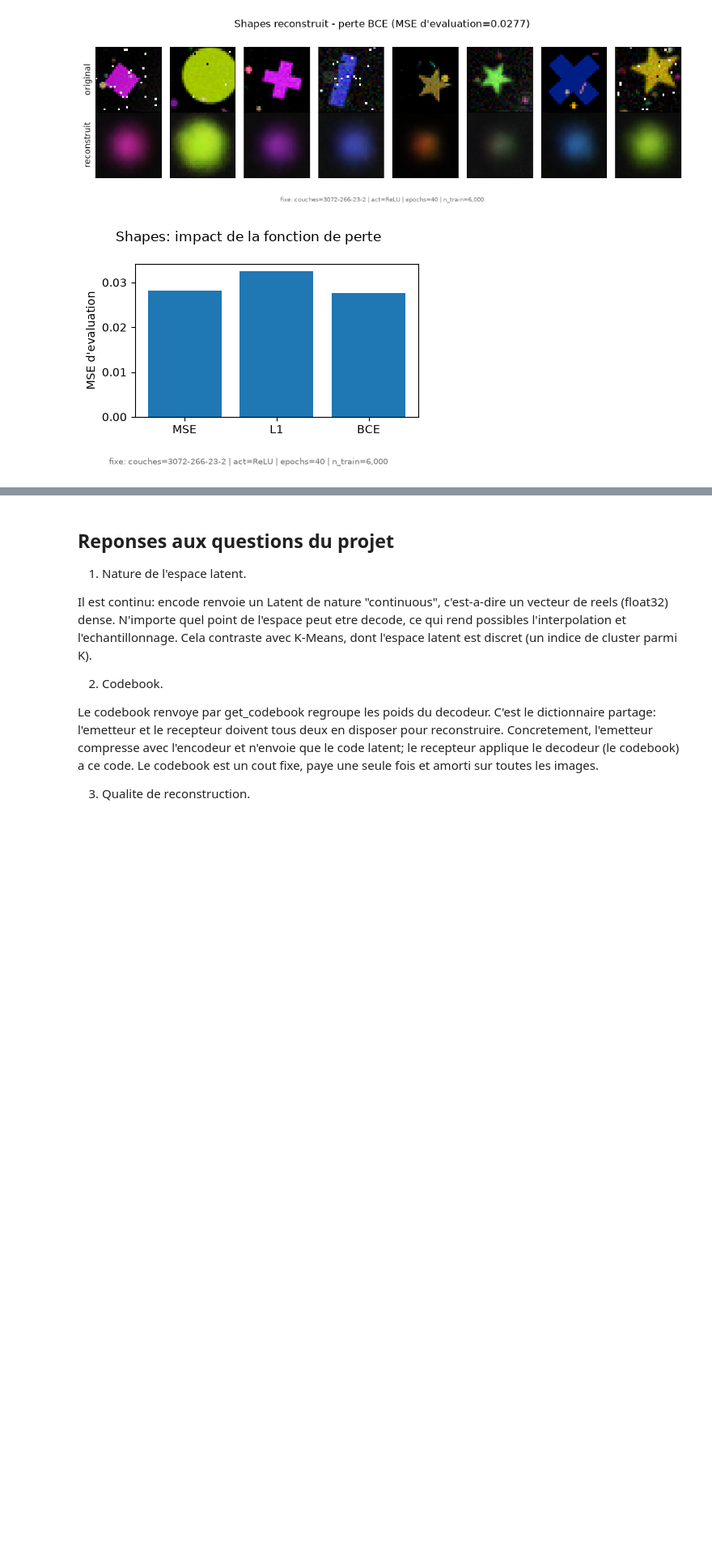
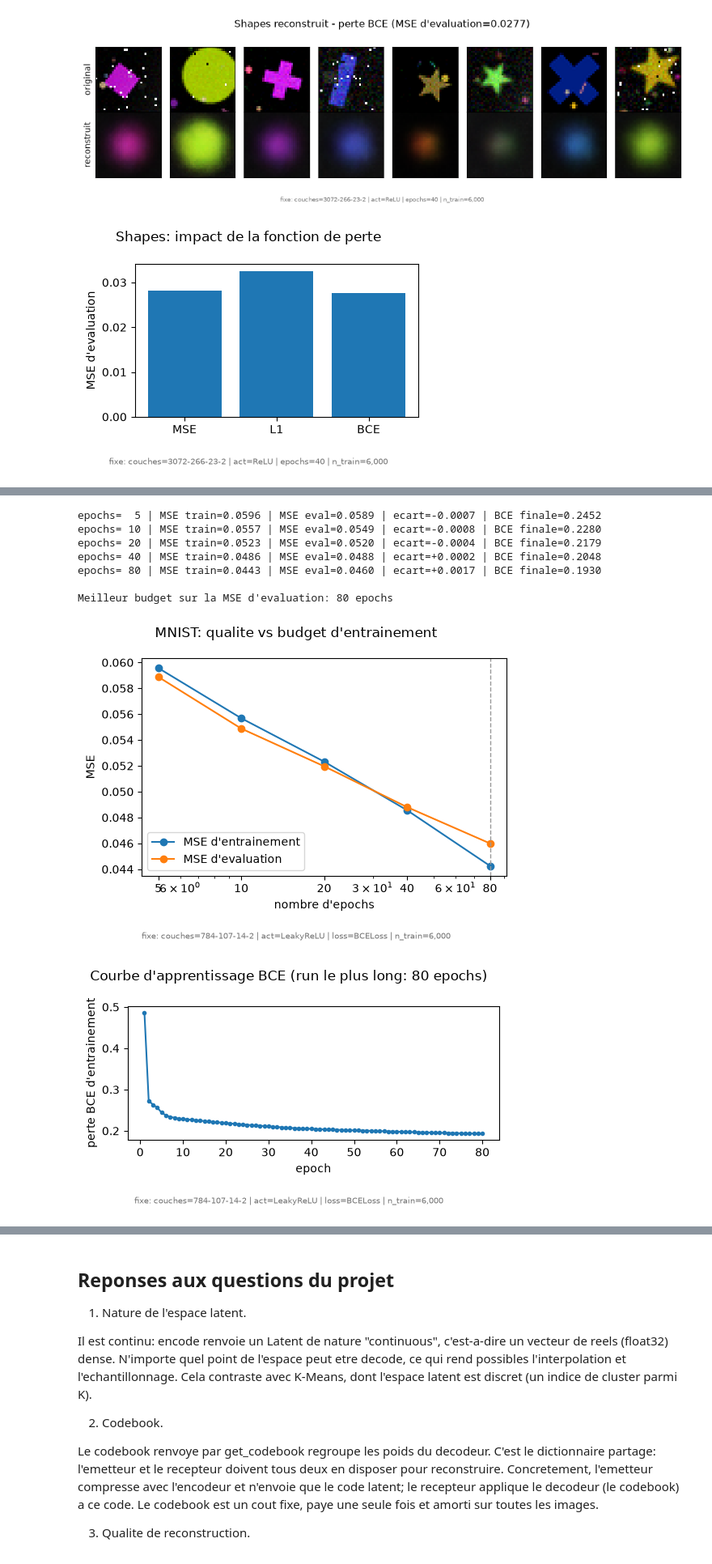
Before and after one commit to magicAyyub/unsupervised, a Jupyter notebook: notebooks/03_autoencoder.ipynb, the cells around one changed output, grey strips where cells are left out. Shown at 81% size. Drawn from its saved outputs; the diff is of its cells as text; code cells hidden in the pictures; blank space fills up the shorter version.

Commit message:
autre experimentations ajoutées

```diff
--- a/notebooks/03_autoencoder.ipynb
+++ b/notebooks/03_autoencoder.ipynb
@@ -559,0 +591,71 @@ _finish_figure(fig, "Shapes: impact de la fonction de perte", shapes_loss_config
+# %%
+EPOCH_BUDGETS = [5, 10, 20, 40, 80]
+EPOCH_EXP_LATENT = 2
+
+epoch_runs = {}
+for budget in EPOCH_BUDGETS:
+    run = run_autoencoder_hyperparam_experiment(
+        X_tr, X_mnist_eval, 784, EPOCH_EXP_LATENT, nn.LeakyReLU, budget, loss_function=nn.BCELoss
+    )
+    # MSE d'entrainement: comparable a la MSE d'evaluation, contrairement a la perte BCE.
+    train_reconstruction = run["model"].decode(run["model"].encode(X_tr))
+    run["train_mse"] = float(np.mean((X_tr - train_reconstruction) ** 2))
+    epoch_runs[budget] = run
+    print(f"epochs={budget:>3} | MSE train={run['train_mse']:.4f} | MSE eval={run['report']['reconstruction_mse']:.4f} "
+          f"| ecart={run['report']['reconstruction_mse'] - run['train_mse']:+.4f} "
+          f"| BCE finale={run['model'].loss_history[-1]:.4f}")
+
+best_budget = min(EPOCH_BUDGETS, key=lambda b: epoch_runs[b]["report"]["reconstruction_mse"])
+print(f"\nMeilleur budget sur la MSE d'evaluation: {best_budget} epochs")
+
+# Explore ici: le nombre d'epochs (axe x / etiquettes de lignes) -> retire de la note.
+epochs_config = describe_autoencoder(
+    epoch_runs[EPOCH_BUDGETS[-1]]["model"], n_train=len(X_tr), omit=("epochs",)
+)
+
+# 1. Sous- ou sur-apprentissage: les deux MSE dans la meme unite.
+fig = plt.figure(figsize=(5.5, 4))
+plt.plot(EPOCH_BUDGETS, [epoch_runs[b]["train_mse"] for b in EPOCH_BUDGETS],
+         marker="o", label="MSE d'entrainement")
+plt.plot(EPOCH_BUDGETS, [epoch_runs[b]["report"]["reconstruction_mse"] for b in EPOCH_BUDGETS],
+         marker="o", label="MSE d'evaluation")
+plt.axvline(best_budget, color="0.6", linestyle="--", linewidth=1)
+plt.xscale("log"); plt.xticks(EPOCH_BUDGETS, [str(b) for b in EPOCH_BUDGETS])
+plt.xlabel("nombre d'epochs"); plt.ylabel("MSE"); plt.legend()
+_finish_figure(fig, "MNIST: qualite vs budget d'entrainement", epochs_config)
+
+# 2. Vue optimisation: la perte reellement minimisee, sur le run le plus long.
+longest_model = epoch_runs[EPOCH_BUDGETS[-1]]["model"]
+fig = plt.figure(figsize=(5.5, 3))
+plt.plot(range(1, len(longest_model.loss_history) + 1), longest_model.loss_history, marker=".")
+plt.xlabel("epoch"); plt.ylabel("perte BCE d'entrainement")
+_finish_figure(fig, f"Courbe d'apprentissage BCE (run le plus long: {EPOCH_BUDGETS[-1]} epochs)",
+               describe_autoencoder(longest_model, n_train=len(X_tr), omit=("epochs",)))
+
+# 3. Effet visuel du budget sur la decompression puis la generation.
+show_labeled_image_rows(
+    [X_mnist_eval] + [epoch_runs[b]["reconstruction"] for b in EPOCH_BUDGETS],
+    MNIST_SHAPE,
+    ["original"] + [f"epochs={b}\n{epoch_runs[b]['report']['reconstruction_mse']:.4f}" for b in EPOCH_BUDGETS],
+    n=8, title="MNIST: decompression selon le budget d'entrainement (etiquette = MSE eval)",
+    config=epochs_config,
+)
+
+show_labeled_image_rows(
+    [generate_from_latent_using_gaussian(epoch_runs[b]["model"], epoch_runs[b]["latent"], 8, seed=1)
+     for b in EPOCH_BUDGETS],
+    MNIST_SHAPE,
+    [f"epochs={b}" for b in EPOCH_BUDGETS],
+    n=8, title="MNIST: generation par echantillonnage gaussien selon le budget d'entrainement",
+    config=epochs_config,
+)
+# %% [output]
+epochs=  5 | MSE train=0.0596 | MSE eval=0.0589 | ecart=-0.0007 | BCE finale=0.2452
+epochs= 10 | MSE train=0.0557 | MSE eval=0.0549 | ecart=-0.0008 | BCE finale=0.2280
+epochs= 20 | MSE train=0.0523 | MSE eval=0.0520 | ecart=-0.0004 | BCE finale=0.2179
+epochs= 40 | MSE train=0.0486 | MSE eval=0.0488 | ecart=+0.0002 | BCE finale=0.2048
+epochs= 80 | MSE train=0.0443 | MSE eval=0.0460 | ecart=+0.0017 | BCE finale=0.1930
+
+Meilleur budget sur la MSE d'evaluation: 80 epochs
+[figure, added]
+[figure, added]
```
Also changed, not shown: parts of 4 cells of this notebook.
